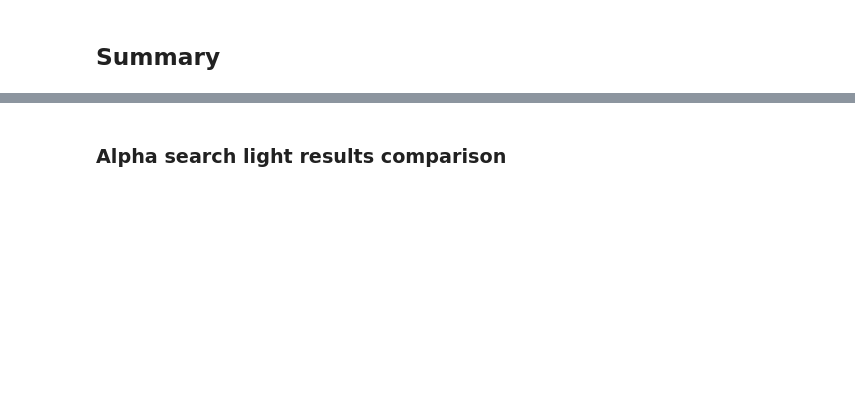
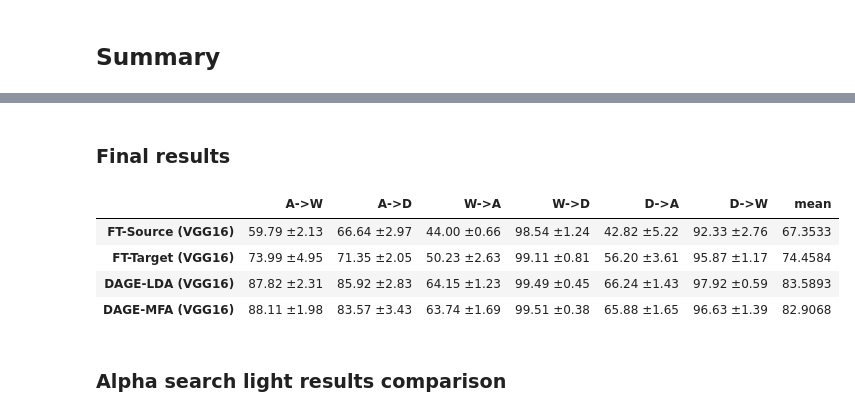
Before and after one commit to LukasHedegaard/dage, a Jupyter notebook: notebooks/test-eval.ipynb, the cells around one changed output, grey strips where cells are left out. Cells and saved outputs as stored; diff of their text form; code cells hidden in the pictures; blank space fills up the shorter version.

```diff
--- a/notebooks/test-eval.ipynb
+++ b/notebooks/test-eval.ipynb
@@ -936,3 +942,19 @@ df_all_from_img_renset101.style.apply(highlight_max)
+# %% [markdown]
+### Final results
+# %%
+df_vgg16_tuned = pd.concat([
+    present(tune_source_vgg16_aug_coarse_grad, 'FT-Source (VGG16)'),
+    present(tune_target_vgg16_aug_coarse_grad_ft, 'FT-Target (VGG16)'),
+    present(dage_lda_tuned_vgg16, 'DAGE-LDA (VGG16)'),
+    present(dage_mfa_tuned_vgg16, 'DAGE-MFA (VGG16)'),
+])
+df_vgg16_tuned.style.apply(highlight_max)
+# %% [output]
+|  | A->W | A->D | W->A | W->D | D->A | D->W | mean |
+| FT-Source (VGG16) | 59.79 ±2.13 | 66.64 ±2.97 | 44.00 ±0.66 | 98.54 ±1.24 | 42.82 ±5.22 | 92.33 ±2.76 | 67.3533 |
+| FT-Target (VGG16) | 73.99 ±4.95 | 71.35 ±2.05 | 50.23 ±2.63 | 99.11 ±0.81 | 56.20 ±3.61 | 95.87 ±1.17 | 74.4584 |
+| DAGE-LDA (VGG16) | 87.82 ±2.31 | 85.92 ±2.83 | 64.15 ±1.23 | 99.49 ±0.45 | 66.24 ±1.43 | 97.92 ±0.59 | 83.5893 |
+| DAGE-MFA (VGG16) | 88.11 ±1.98 | 83.57 ±3.43 | 63.74 ±1.69 | 99.51 ±0.38 | 65.88 ±1.65 | 96.63 ±1.39 | 82.9068 |
 # %% [markdown]
 ### Alpha search light results comparison
 # %%
```
Also changed, not shown: parts of 8 cells of this notebook.
